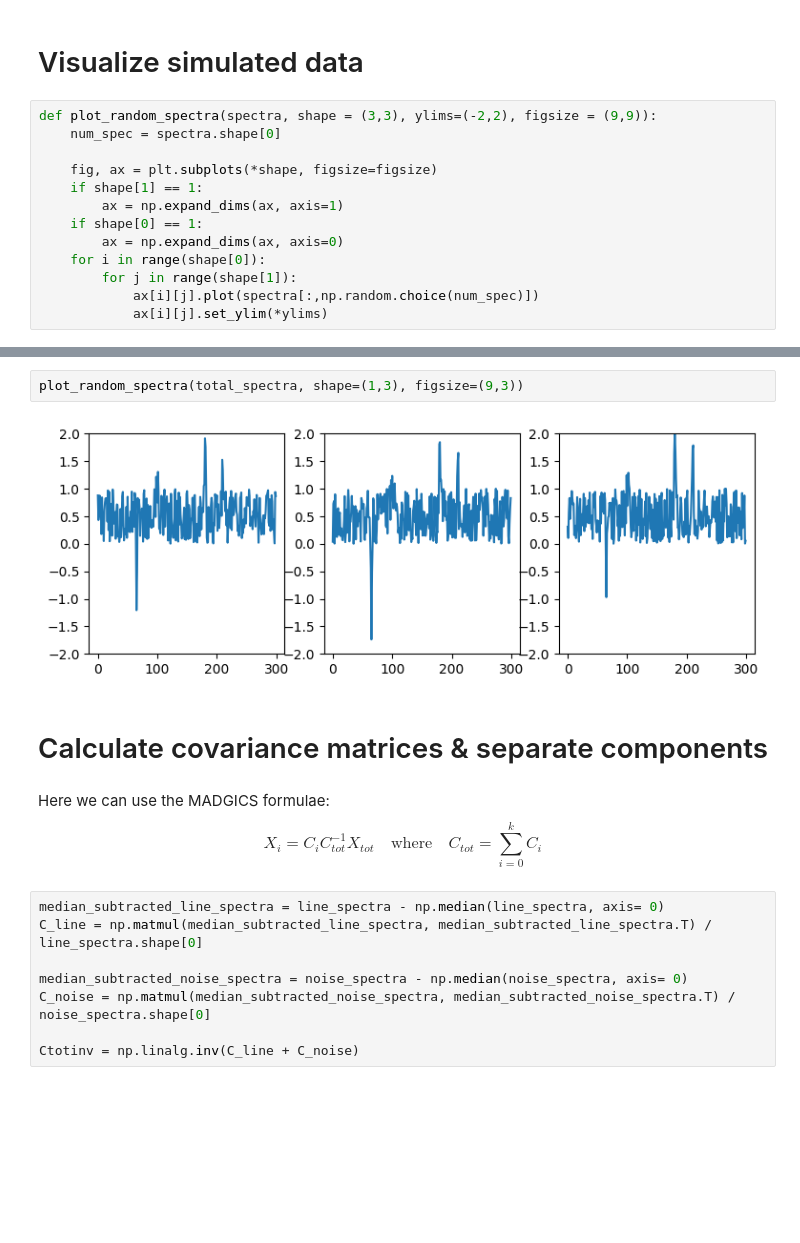
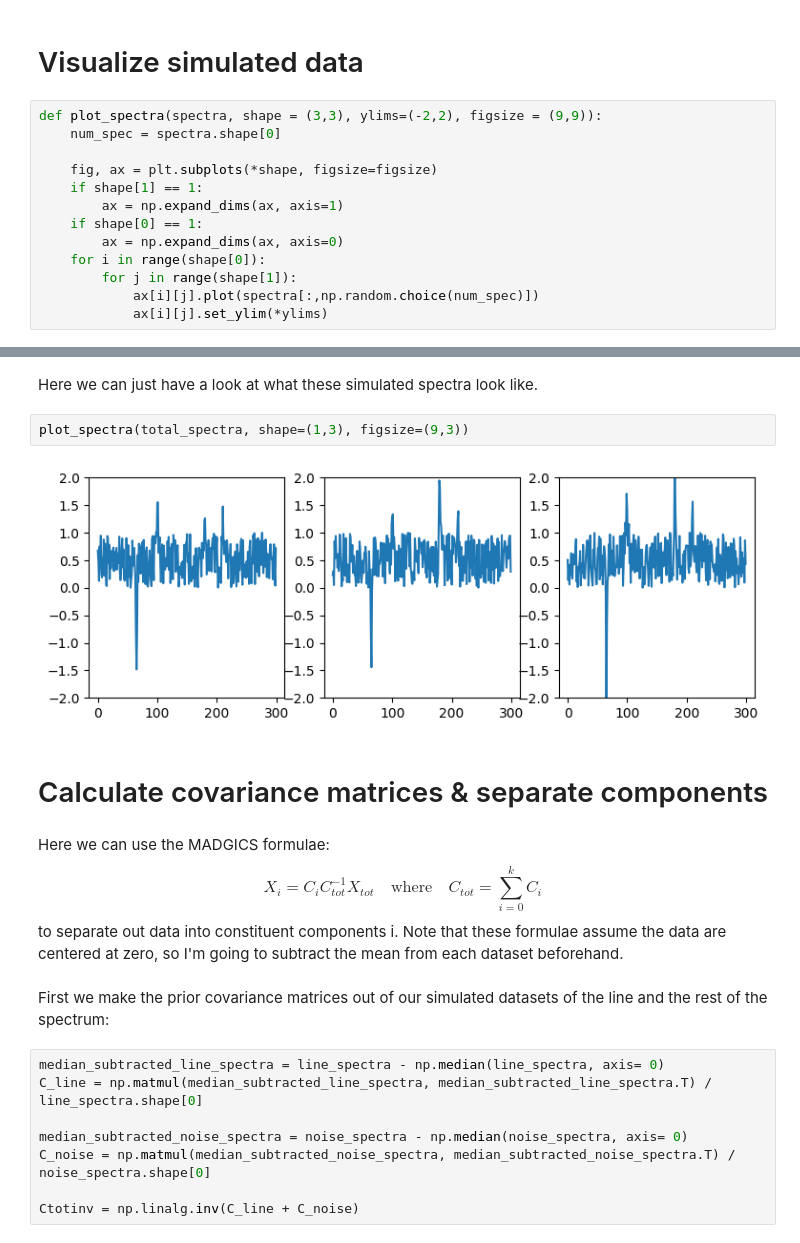
Before and after one commit to asmuzsoy/madgics-toy-examples, a Jupyter notebook: spectral_separation_tutorial.ipynb, the cells around one changed output, grey strips where cells are left out. Drawn from its saved outputs; the diff is of its cells as text; blank space fills up the shorter version.

```diff
--- a/spectral_separation_tutorial.ipynb
+++ b/spectral_separation_tutorial.ipynb
@@ -30,7 +52,7 @@ line_spectra = add_spectral_line(random_spectra*0.5, 180, 1)
 # %% [markdown]
 # Visualize simulated data
 # %%
-def plot_random_spectra(spectra, shape = (3,3), ylims=(-2,2), figsize = (9,9)):
+def plot_spectra(spectra, shape = (3,3), ylims=(-2,2), figsize = (9,9)):
     num_spec = spectra.shape[0]
 
     fig, ax = plt.subplots(*shape, figsize=figsize)
@@ -53,7 +67,9 @@ plot_random_spectra(noise_spectra, shape=(1,3), figsize=(9,3))
+# %% [markdown]
+Here we can just have a look at what these simulated spectra look like.
 # %%
-plot_random_spectra(total_spectra, shape=(1,3), figsize=(9,3))
+plot_spectra(total_spectra, shape=(1,3), figsize=(9,3))
 # %% [output]
-[figure, old version]
+[figure, new version]
 # %% [markdown]
 # Calculate covariance matrices & separate components
 # %% [markdown]
@@ -61,6 +77,9 @@ Here we can use the MADGICS formulae:
 $$
     X_i = C_i C_{tot}^{-1} X_{tot} \quad\text{where} \quad C_{tot} = \sum_{i = 0}^k C_i
 $$
+to separate out data into constituent components i. Note that these formulae assume the data are centered at zero, so I'm going to subtract the mean from each dataset beforehand.
+# %% [markdown]
+First we make the prior covariance matrices out of our simulated datasets of the line and the rest of the spectrum:
 # %%
 median_subtracted_line_spectra = line_spectra - np.median(line_spectra, axis= 0)
 C_line = np.matmul(median_subtracted_line_spectra, median_subtracted_line_spectra.T) / line_spectra.shape[0]
```
Also changed, not shown: parts of 11 cells of this notebook.
